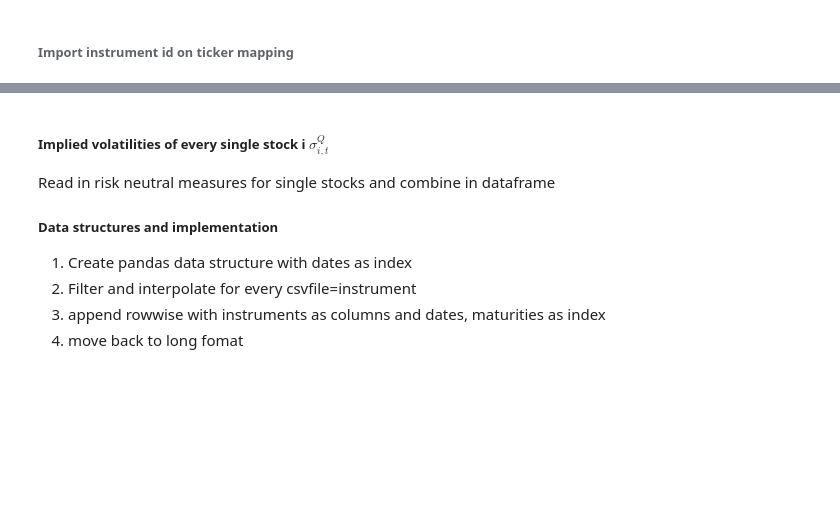
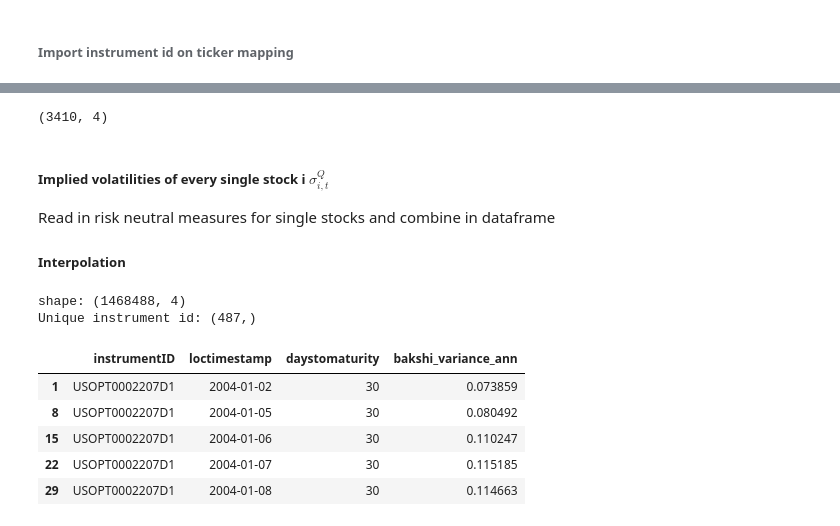
Before and after one commit to tobikuhlmann/option_implied_betas, a Jupyter notebook: data_engineering_implied_vols.ipynb, the cells around one changed output, grey strips where cells are left out. Cells and saved outputs as stored; diff of their text form; code cells hidden in the pictures; blank space fills up the shorter version.

```diff
--- a/data_engineering_implied_vols.ipynb
+++ b/data_engineering_implied_vols.ipynb
@@ -66,0 +65,13 @@ sp500_options.head(1)
+# %%
+def annualize_variance(df):
+    """
+    Annualizes variance by multiplying by 365/'daystomaturity'
+
+    @input: dataframe with columns ['instrumentID',
+                                     'loctimestamp',
+                                     'daystomaturity',
+                                     'bakshiVariance']
+    """
+    df['bakshi_variance_ann'] = df['bakshiVariance'] * 365/df['daystomaturity']
+    df.drop(columns=['bakshiVariance'], inplace=True)
+    return df
@@ -67,43 +123,73 @@ sp500_options.head(1)
+# %%
+sp500_options = pd.read_csv("../Option_Implied_Beta_Tobias/CRAMnoarbEOD_USOPT0007588D1_measuresByMaturity.csv",
+                            sep=";",
+                            usecols=['instrumentID',
+                                     'loctimestamp',
+                                     'daystomaturity',
+                                     'bakshiVariance'],
+                            parse_dates=['loctimestamp'],
+                            infer_datetime_format=True)
+# Annualize
+sp500_implied_var = annualize_variance(sp500_options)
+# interpolate
+sp500_implied_var = interpolate_maturities(sp500_implied_var)
+
+sp500_implied_var.shape
+# Export to csv
+sp500_implied_var.to_csv('../Option_Implied_Beta_Tobias/processed_data/sp500_implied_vol.csv', index=False)
+# %% [output]
+(3410, 4)
 # %% [markdown]
 ##### Implied volatilities of every single stock i $\sigma^{Q}_{i,t}$
 Read in risk neutral measures for single stocks and combine in dataframe
 
-##### Data structures and implementation
-1. Create pandas data structure with dates as index
-2. Filter and interpolate for every csvfile=instrument
-3. append rowwise with instruments as columns and dates, maturities as index
-4. move back to long fomat
+##### Interpolation
 # %%
 # the path to your csv file directory
 mycsvdir = '../Option_Implied_Beta_Tobias/Single_Stock_Skewness/'
 
 # get all the csv files in that directory
 csvfiles_w_path = glob.glob(os.path.join(mycsvdir, '*.csv'))
 
 # loop through the files and read them in with pandas
-stock_risk_neutral_measures = pd.DataFrame(columns=['id',
+stock_risk_neutral_measures = pd.DataFrame(columns=['instrumentID',
                                      'loctimestamp',
                                      'daystomaturity',
-                                     'bakshiVariance',
-                                     'SVIX'])
-for csvfile in csvfiles_w_path[0:1]:
-    df = pd.read_csv(csvfile, usecols=['loctimestamp',
+                                     'bakshi_variance_ann'])
+for csvfile in csvfiles_w_path:
+    df = pd.read_csv(csvfile,
+                     usecols=['loctimestamp',
                                      'daystomaturity',
                                      'bakshiVariance',
-                                     'interpolmaturity'])
+                                     'interpolmaturity'],
+                     parse_dates=['loctimestamp'],
+                     infer_datetime_format=True)
     # add column with instrument id
     filename_wo_ext=os.path.basename(csvfile)
-    df['id'] = os.path.splitext(filename_wo_ext)[0].partition("_")[0]
+    df['instrumentID'] = os.path.splitext(filename_wo_ext)[0].partition("_")[0]
     # drop interpolated maturities, we interpolate ourselves
     df = df[df['interpolmaturity']==0].drop(columns='interpolmaturity')
+    # annualise bakshi variances
+    single_stock_implied_var = annualize_variance(df)
     # interpolate following Walther, Ulrich(2019)
+    single_stock_implied_var = interpolate_maturities(single_stock_implied_var)
 
     # append
-    stock_risk_neutral_measures = stock_risk_neutral_measures.append(df[['id',
+    stock_risk_neutral_measures = stock_risk_neutral_measures.append(single_stock_implied_var[['instrumentID',
                                      'loctimestamp',
                                      'daystomaturity',
-                                     'bakshiVariance',]])
+                                     'bakshi_variance_ann']],
+                                     sort=False)
 
 print(f"shape: {stock_risk_neutral_measures.shape}")
-print(f"Unique instrument id: {stock_risk_neutral_measures.id.unique().shape}")
+print(f"Unique instrument id: {stock_risk_neutral_measures.instrumentID.unique().shape}")
 stock_risk_neutral_measures.head(5)
+# %% [output]
+shape: (1468488, 4)
+Unique instrument id: (487,)
+|  | instrumentID | loctimestamp | daystomaturity | bakshi_variance_ann |
+| 1 | USOPT0002207D1 | 2004-01-02 | 30 | 0.073859 |
+| 8 | USOPT0002207D1 | 2004-01-05 | 30 | 0.080492 |
+| 15 | USOPT0002207D1 | 2004-01-06 | 30 | 0.110247 |
+| 22 | USOPT0002207D1 | 2004-01-07 | 30 | 0.115185 |
+| 29 | USOPT0002207D1 | 2004-01-08 | 30 | 0.114663 |
```
Also changed, not shown: parts of 9 cells of this notebook, 6 other files.
